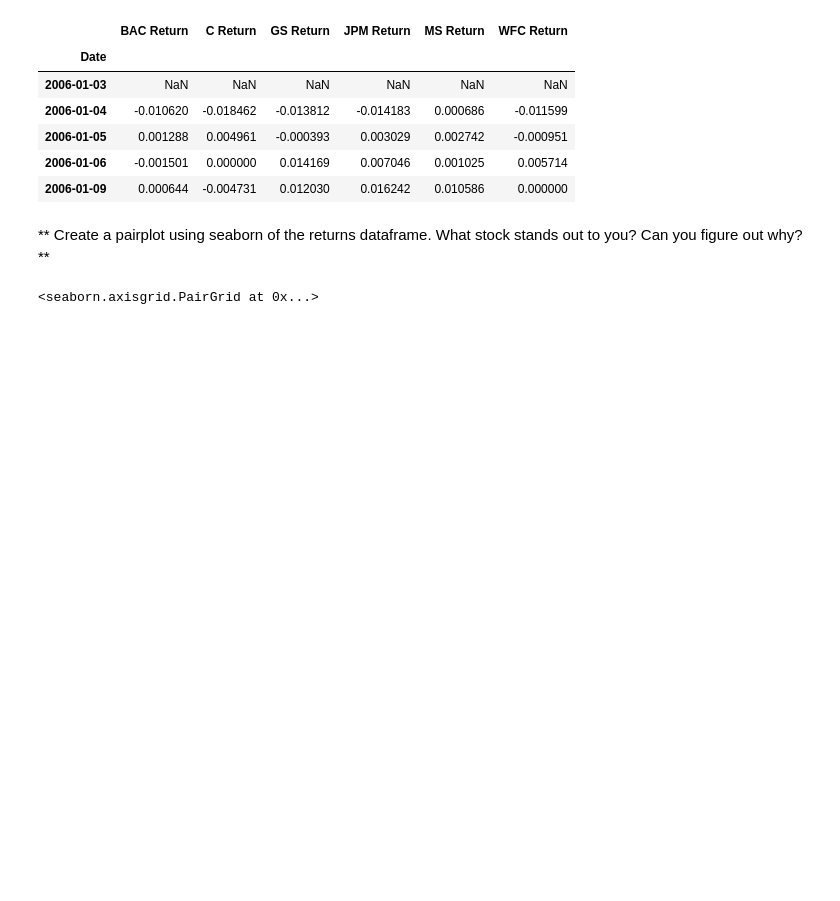
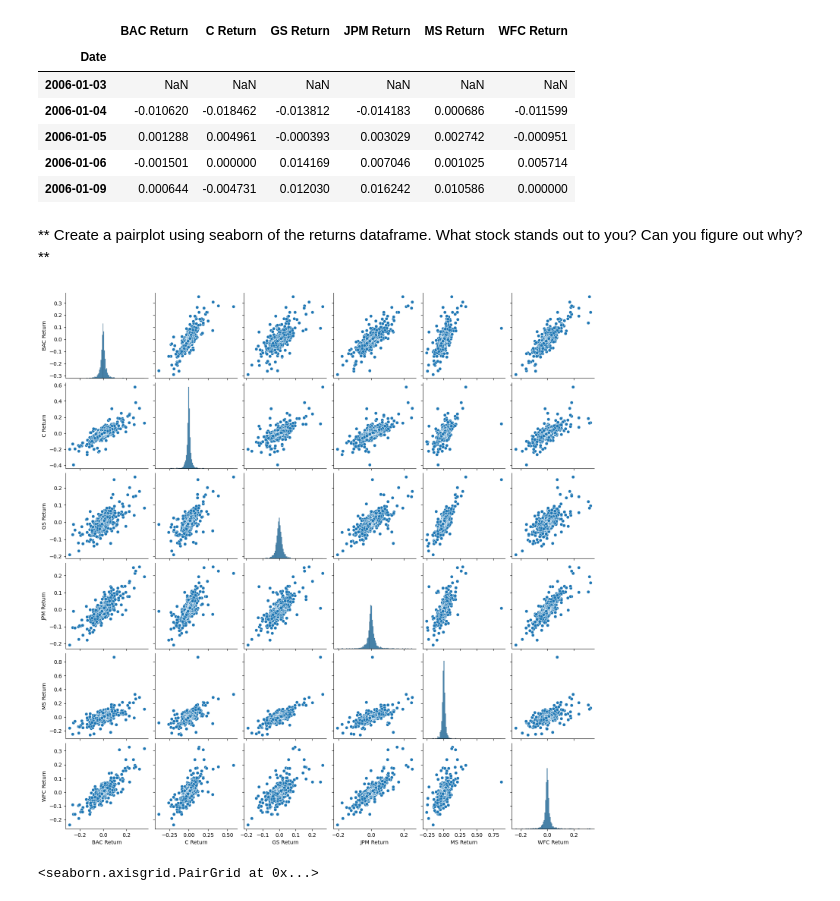
Before and after one commit to Gbohunmi/Python-for-Data-Science-and-Machine-Learning-Bootcamp-master, a Jupyter notebook: 10-Data-Capstone-Projects/03-Finance Project.ipynb, the cells around one changed output. Cells and saved outputs as stored; diff of their text form; code cells hidden in the pictures; blank space fills up the shorter version.

Commit message:
Returns Pairplot

```diff
--- a/10-Data-Capstone-Projects/03-Finance Project.ipynb
+++ b/10-Data-Capstone-Projects/03-Finance Project.ipynb
@@ -195,6 +196,13 @@ returns.head()
 | 2006-01-09 | 0.000644 | -0.004731 | 0.012030 | 0.016242 | 0.010586 | 0.000000 |
 # %% [markdown]
 ** Create a pairplot using seaborn of the returns dataframe. What stock stands out to you? Can you figure out why?**
+# %%
+import seaborn as sns
+sns.pairplot(data=returns)
+
+plt.show()
+# %% [output]
+[figure, added]
 # %%
 # %% [output]
 <seaborn.axisgrid.PairGrid at 0x...>
```
Also changed, not shown: parts of 7 cells of this notebook.
